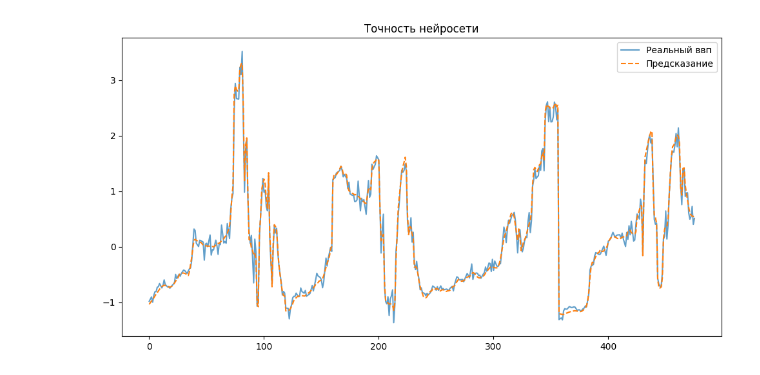
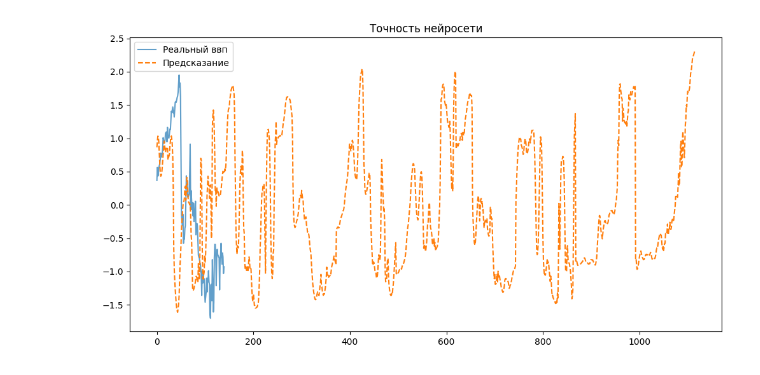
Before and after one commit to max12G/vic2-save, a Jupyter notebook: model/training.ipynb, the cells around one changed output. Drawn from its saved outputs; the diff is of its cells as text; code cells hidden in the pictures.

```diff
--- a/model/training.ipynb
+++ b/model/training.ipynb
@@ -102,6 +134,6 @@ plt.show()
 # %%
 class Model_mem(nn.Module):
-    def __init__(self, input_size = 27, hidden = 16, n_l = 2):
+    def __init__(self, input_size = 31, hidden = 8, n_l = 2):
         super().__init__()
         self.lstm = nn.LSTM(input_size, hidden, n_l, batch_first=True, dropout=0.4)
         self.fc = nn.Linear(hidden, 1)
@@ -111,9 +143,9 @@ class Model_mem(nn.Module):
         last_step = out[:, -1, :]
         return self.fc(last_step)
 # %%
-model = Model_mem()
+model = Model_mem().to(device)
 
-optimizer = torch.optim.Adam(model.parameters(), lr=1e-6, weight_decay=1e-4)
+optimizer = torch.optim.Adam(model.parameters(), lr=1e-3, weight_decay=1e-2)
 criterion = nn.MSELoss()
 
 n_epochs = 3000
@@ -120,11 +156,27 @@ n_epochs = 3000
 # %%
 for epoch in range(n_epochs):
+    model.train()
+    total_train_loss = 0
     for batch_X, batch_y in train_loader:
+        batch_X, batch_y = batch_X.to(device), batch_y.to(device)
+
         optimizer.zero_grad()
         prediction = model(batch_X)
         loss = criterion(prediction, batch_y)
         loss.backward()
         optimizer.step()
+        total_train_loss += loss.item()
+    model.eval()
+    total_val_loss = 0
+    with torch.no_grad():
+        for batch_X, batch_y in val_loader:
+            batch_X, batch_y = batch_X.to(device), batch_y.to(device)
+
+            prediction = model(batch_X)
+            loss = criterion(prediction, batch_y)
+            total_val_loss += loss.item()
     if epoch % 100 == 0:
-        print(f"Эпоха {epoch}, потери - {loss.item():.4f}")
+        avg_train = total_train_loss / len(train_loader)
+        avg_val = total_val_loss / len(val_loader)
+        print(f"Эпоха {epoch}, потери - {avg_train:.4f}, потери на валид. даных - {avg_val:.4f}")
 # %% [output]
@@ -134,16 +200,20 @@ KeyboardInterrupt:
+# %%
+gdp = datasets[2]["gdp"]
+gdp = z_normalization(gdp)
+
+X = X.to(device)
 # %%
 
 
 model.eval()
 with torch.no_grad():
-    predictions = model(X).numpy()
-
+    predictions = model(X).squeeze().cpu().numpy()
 plt.figure(figsize=(12, 6))
-plt.plot(y.numpy(), label='Реальный ввп', alpha=0.7)
+plt.plot(gdp, label='Реальный ввп', alpha=0.7)
 plt.plot(predictions, label='Предсказание', linestyle='--')
 plt.legend()
 plt.title("Точность нейросети")
 plt.show()
 # %% [output]
-[figure, old version]
+[figure, new version]
 # %%
```
Also changed, not shown: parts of 12 cells of this notebook, 3 other files.
